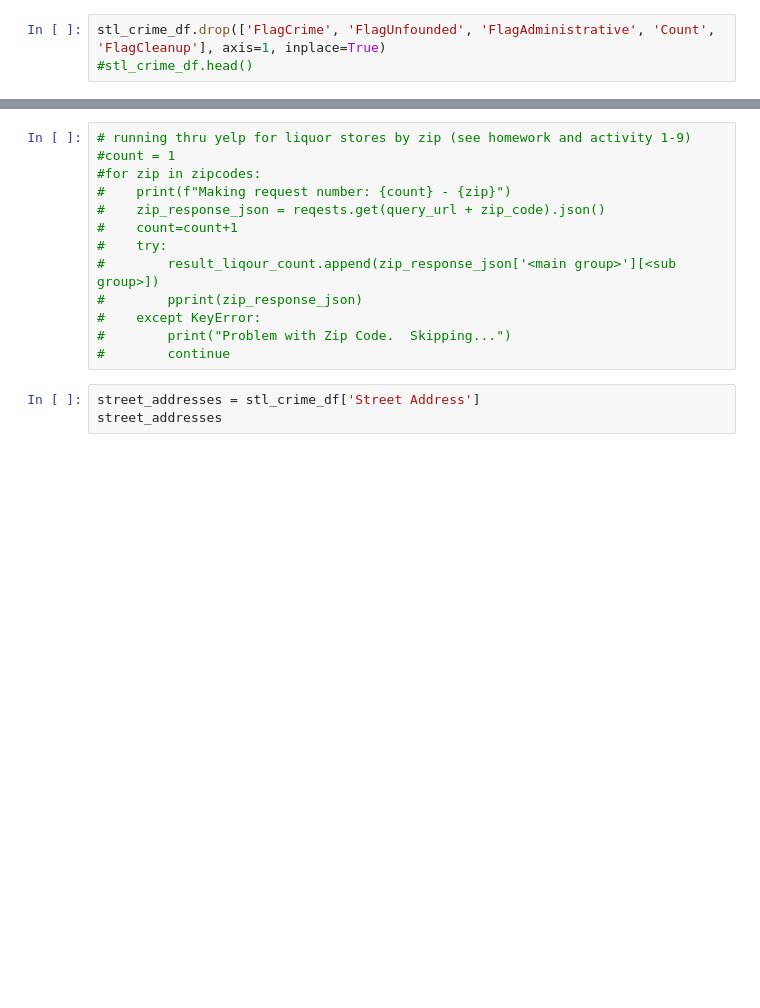
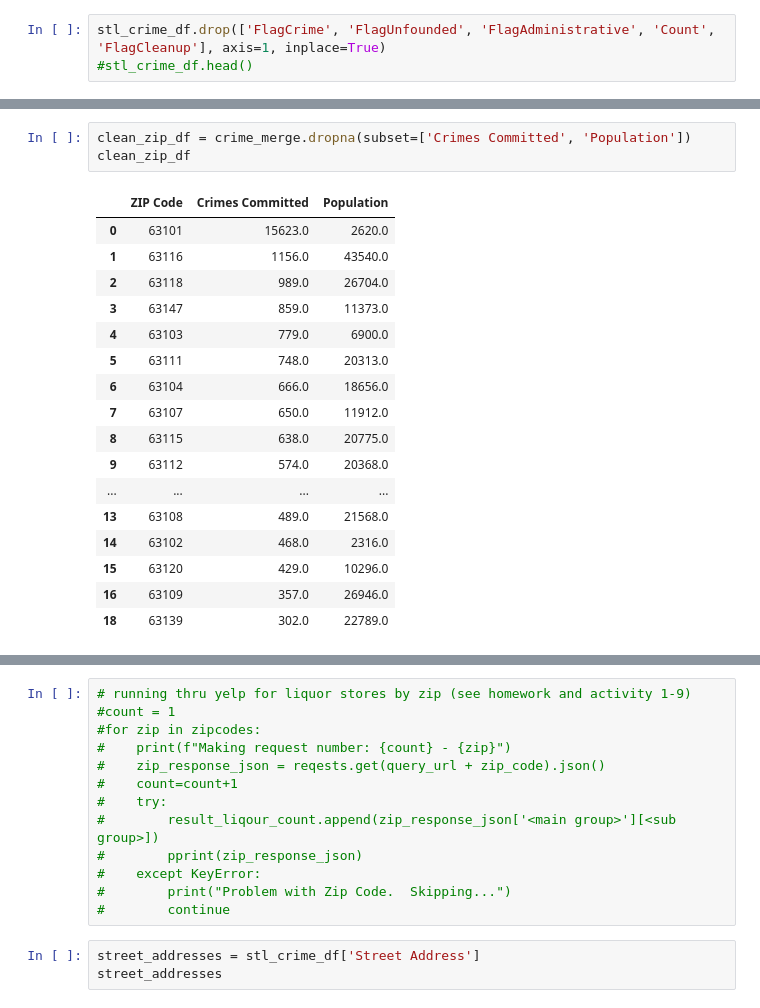
Before and after one commit to lonnykramer/project_one, a Jupyter notebook: project_code/liquor_store_project.ipynb, the cells around one changed output, grey strips where cells are left out. Cells and saved outputs as stored; diff of their text form; blank space fills up the shorter version.

```diff
--- a/project_code/liquor_store_project.ipynb
+++ b/project_code/liquor_store_project.ipynb
@@ -67,0 +112,21 @@ stl_crime_df
+# %%
+clean_zip_df = crime_merge.dropna(subset=['Crimes Committed', 'Population'])
+clean_zip_df
+# %% [output]
+|  | ZIP Code | Crimes Committed | Population |
+| 0 | 63101 | 15623.0 | 2620.0 |
+| 1 | 63116 | 1156.0 | 43540.0 |
+| 2 | 63118 | 989.0 | 26704.0 |
+| 3 | 63147 | 859.0 | 11373.0 |
+| 4 | 63103 | 779.0 | 6900.0 |
+| 5 | 63111 | 748.0 | 20313.0 |
+| 6 | 63104 | 666.0 | 18656.0 |
+| 7 | 63107 | 650.0 | 11912.0 |
+| 8 | 63115 | 638.0 | 20775.0 |
+| 9 | 63112 | 574.0 | 20368.0 |
+| ... | ... | ... | ... |
+| 13 | 63108 | 489.0 | 21568.0 |
+| 14 | 63102 | 468.0 | 2316.0 |
+| 15 | 63120 | 429.0 | 10296.0 |
+| 16 | 63109 | 357.0 | 26946.0 |
+| 18 | 63139 | 302.0 | 22789.0 |
```
Also changed, not shown: parts of 12 cells of this notebook.
